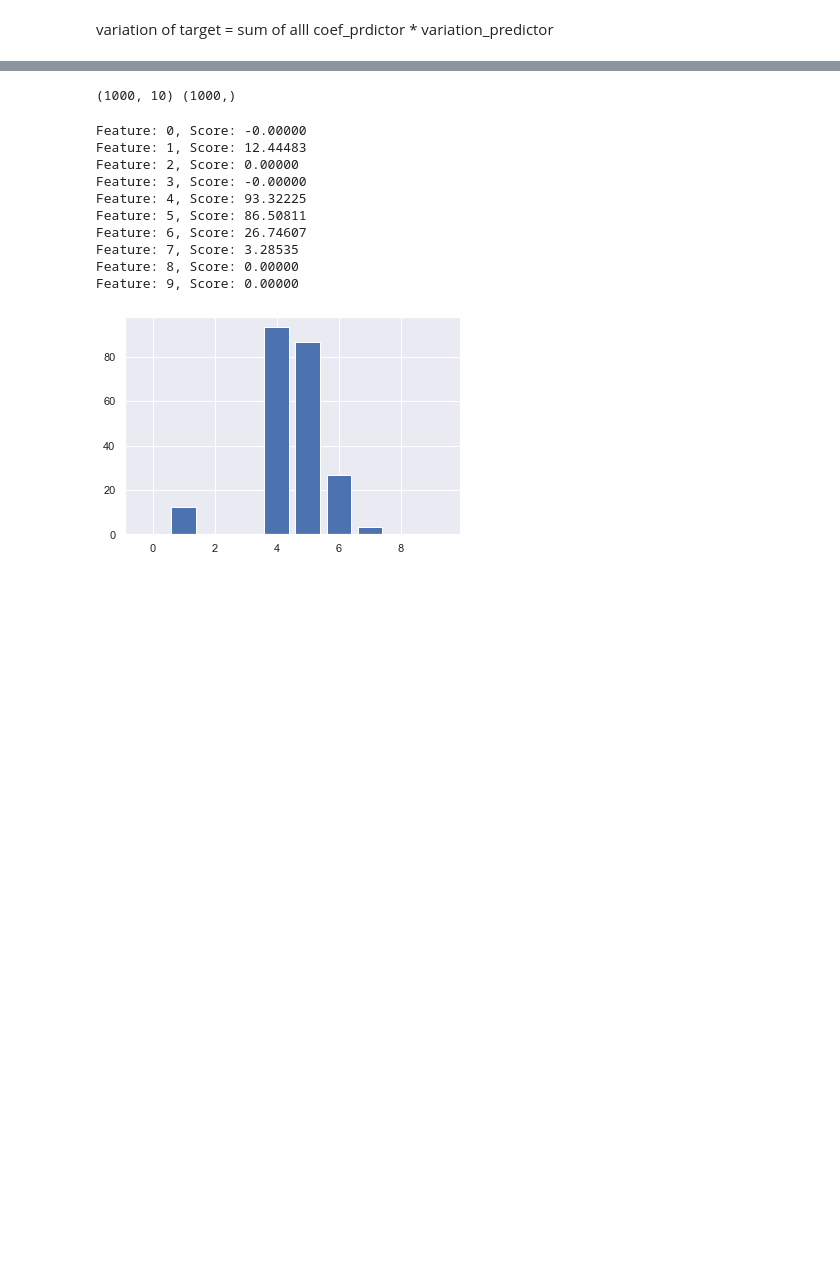
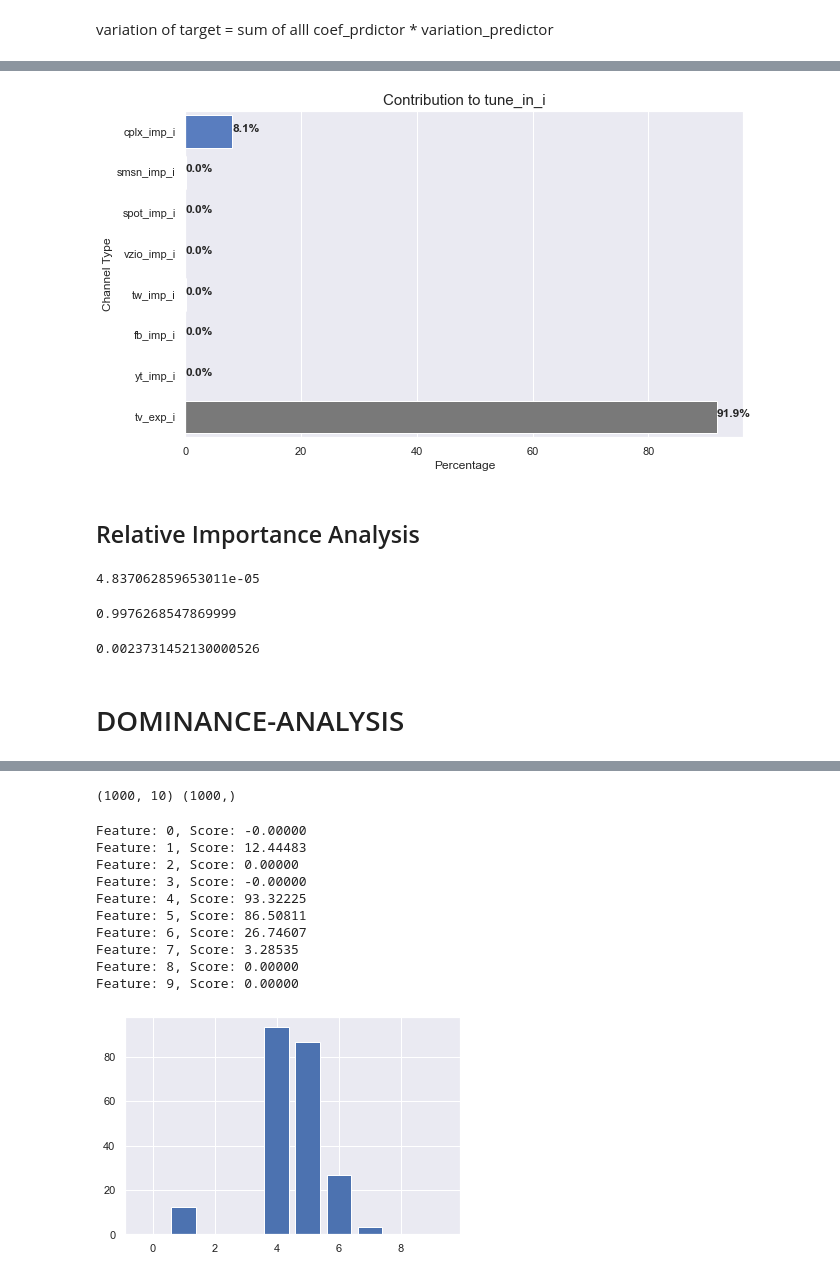
Before and after one commit to vanitoz/Bet-Awards, a Jupyter notebook: EDA_Modeling.ipynb, the cells around one changed output, grey strips where cells are left out. Drawn from its saved outputs; the diff is of its cells as text; code cells hidden in the pictures; blank space fills up the shorter version.

Commit message:
dominance-analysis

```diff
--- a/EDA_Modeling.ipynb
+++ b/EDA_Modeling.ipynb
@@ -536,11 +540,3 @@ df_summary = az.summary(trace_normal_glm, var_names = var_names_glm[1:-2])[['mea
 df_summary['mean2'] = df_summary['mean'].apply(lambda x: x*x)
 df_summary['sd2'] = df_summary['sd'].apply(lambda x: x*x)
 df_summary['mean2*sd2'] =  df_summary.mean2*df_summary.sd2
-# %%
-df_summary = pd.DataFrame(df_summary['mean2*sd2'])
-# %%
-for feature,value in pd.DataFrame(df_summary['mean2*sd2']).iterrows():
-    total = sum(df_summary['mean2*sd2'])
-    contribution = round(df_summary.loc[feature]/total*100, 4)
-    print(type(contribution))
-    #print ('Channel {} contribute to tune_in_i with {}%'.format(feature, contribution))
@@ -559,0 +543,4 @@ AttributeError: 'Series' object has no attribute 'value'
+# %%
+pcts = list(zip(df_summary.index, [round(value/sum(df_summary['mean2*sd2'])*100, 5) for value in df_summary['mean2*sd2'].values]))
+# %%
+df_summary['contribution_pct'] = [x[1] for x in pcts]
@@ -559,0 +559,17 @@ AttributeError: 'Series' object has no attribute 'value'
+# %%
+#Seaborn Horizontal barplot
+
+sns.set_style("darkgrid")
+bar,ax = plt.subplots(figsize=(10,6))
+ax = sns.barplot(x="contribution_pct", y=df_summary.index, data=df_summary, ci=None, palette="muted",orient='h' )
+ax.set_title("Contribution to tune_in_i", fontsize=15)
+ax.set_xlabel ("Percentage")
+ax.set_ylabel ("Channel Type")
+for rect in ax.patches:
+    ax.text (rect.get_width(), rect.get_y() + rect.get_height() / 2,"%.1f%%"% rect.get_width(), weight='bold' )
+
+# bar.savefig("Seaborn_Bar_Vertical.png");
+# %% [output]
+[figure, added]
+# %% [markdown]
+## Relative Importance Analysis
@@ -559,0 +586,20 @@ AttributeError: 'Series' object has no attribute 'value'
+# %%
+# shared variance that cannot be apportioned either to cplx_imp_i of tw_imp_i
+
+2*cov*0.299*2.366
+# %% [output]
+4.837062859653011e-05
+# %%
+# shared variance that apportioned to cplx_imp_i
+
+var_cplx_imp_i/(var_cplx_imp_i+var_tw_imp_i)  # of
+# %% [output]
+0.9976268547869999
+# %%
+# shared variance that apportioned to tw_imp_i
+
+var_tw_imp_i/(var_cplx_imp_i+var_tw_imp_i)
+# %% [output]
+0.0023731452130000526
+# %% [markdown]
+# DOMINANCE-ANALYSIS
```
Also changed, not shown: parts of 30 cells of this notebook, 1 other file.
